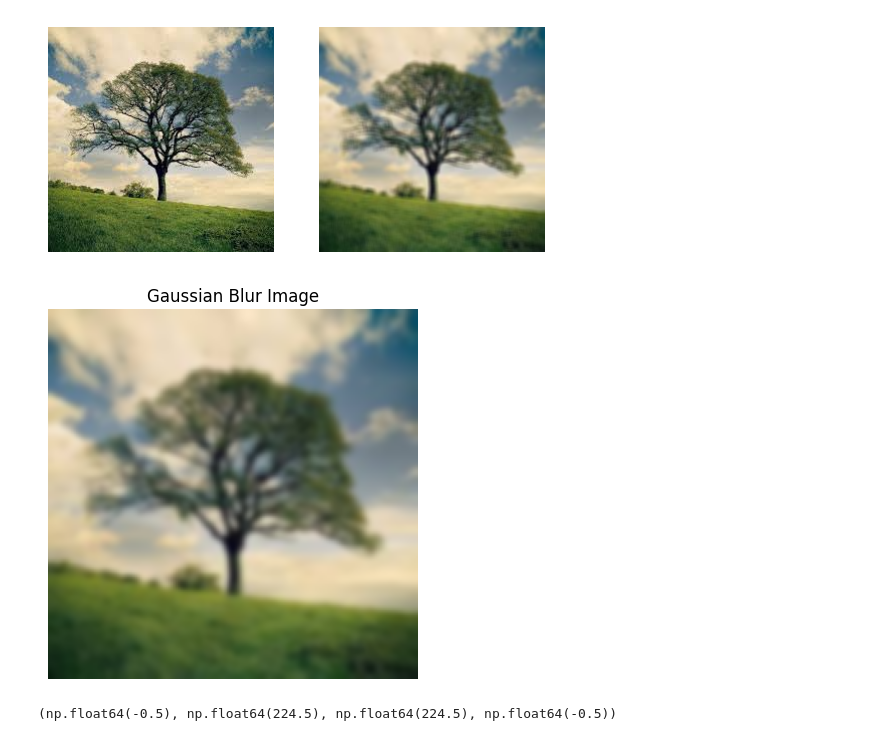
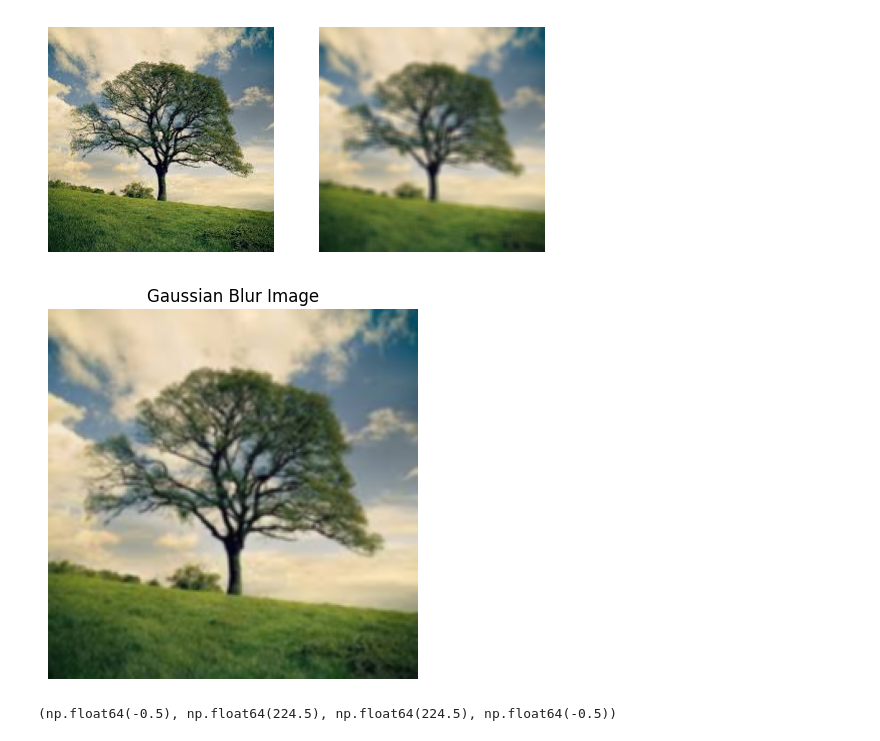
Before and after one commit to AlfazBloch/ML, a Jupyter notebook: blur.ipynb, the cells around one changed output. Saved outputs shown, nothing was run; the diff lists cells and outputs as text; code cells hidden in the pictures.

```diff
--- a/blur.ipynb
+++ b/blur.ipynb
@@ -20,20 +20,20 @@ plt.axis('off')
 # %%
 #Gaussian Blur
 
 import cv2
 import matplotlib.pyplot as plt
 import numpy as np
 
 img = cv2.imread('tree.jpg')
 img = cv2.cvtColor(img,cv2.COLOR_BGR2RGB)
-gaussian = cv2.GaussianBlur(img,(11,11),0)
+gaussian = cv2.GaussianBlur(img,(3,3),1)
 
 plt.imshow(gaussian)
 plt.title("Gaussian Blur Image")
 plt.axis('off')
 plt.savefig("tree_blur.jpg")
 # %% [output]
-[figure, old version]
+[figure, new version]
 # %%
 #Median Blur
 
```
Also changed, not shown: parts of 1 cell of this notebook, 5 other files.
